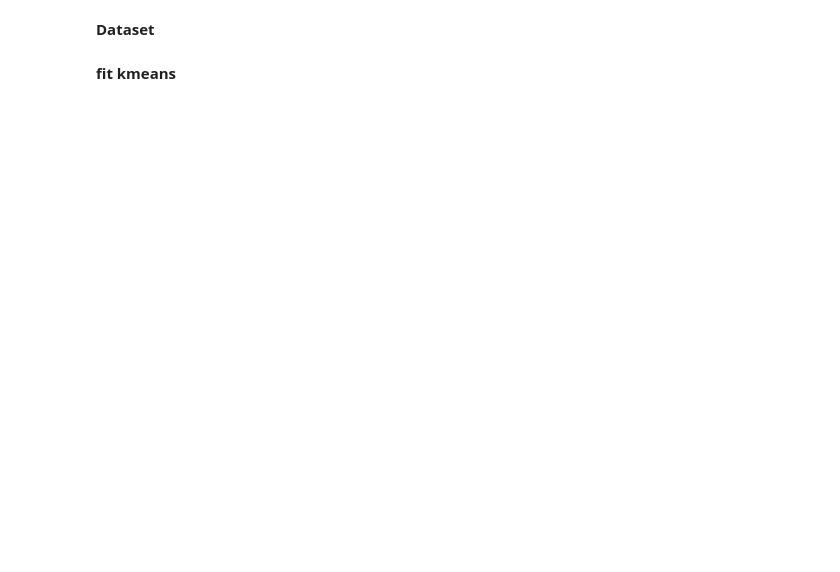
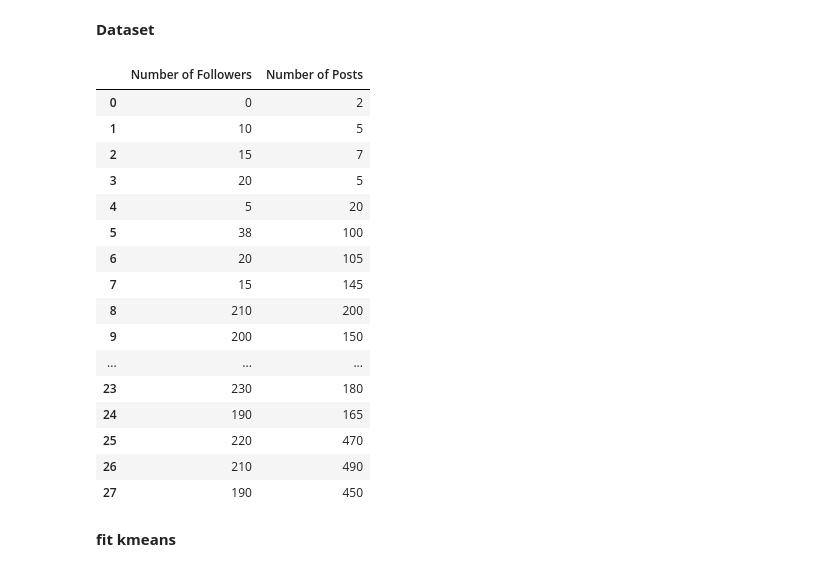
Before and after one commit to froukje/datamapu, a Jupyter notebook: notebooks/kmeans.ipynb, the cells around one changed output. Saved outputs shown, nothing was run; the diff lists cells and outputs as text; code cells hidden in the pictures; blank space fills up the shorter version.

```diff
--- a/notebooks/kmeans.ipynb
+++ b/notebooks/kmeans.ipynb
@@ -23,6 +22,27 @@ kmeans = KMeans(n_clusters=8,
 
 #X, _ = make_blobs(n_samples=n_samples, centers=2, random_state=random_state)
 # %%
-data = {residual sugar: [],
-       ph:[]
-       acidity: }
+data = {"Number of Followers": [0, 10, 15, 20, 5,  38,  20,  15,  210, 200, 220, 190, 0,   6,   15,  10,  200, 180, 150, 170, 8, 12, 210, 230, 190, 220, 210, 190],
+        "Number of Posts":     [2, 5,  7,  5,  20, 100, 105, 145, 200, 150, 185, 155, 120, 150, 170, 170, 500, 550, 400, 470, 8, 10, 160, 180, 165, 470, 490, 450]
+       }
+
+df = pd.DataFrame(data)
+df
+# %% [output]
+|  | Number of Followers | Number of Posts |
+| 0 | 0 | 2 |
+| 1 | 10 | 5 |
+| 2 | 15 | 7 |
+| 3 | 20 | 5 |
+| 4 | 5 | 20 |
+| 5 | 38 | 100 |
+| 6 | 20 | 105 |
+| 7 | 15 | 145 |
+| 8 | 210 | 200 |
+| 9 | 200 | 150 |
+| ... | ... | ... |
+| 23 | 230 | 180 |
+| 24 | 190 | 165 |
+| 25 | 220 | 470 |
+| 26 | 210 | 490 |
+| 27 | 190 | 450 |
```
Also changed, not shown: parts of 10 cells of this notebook, 33 other files.
